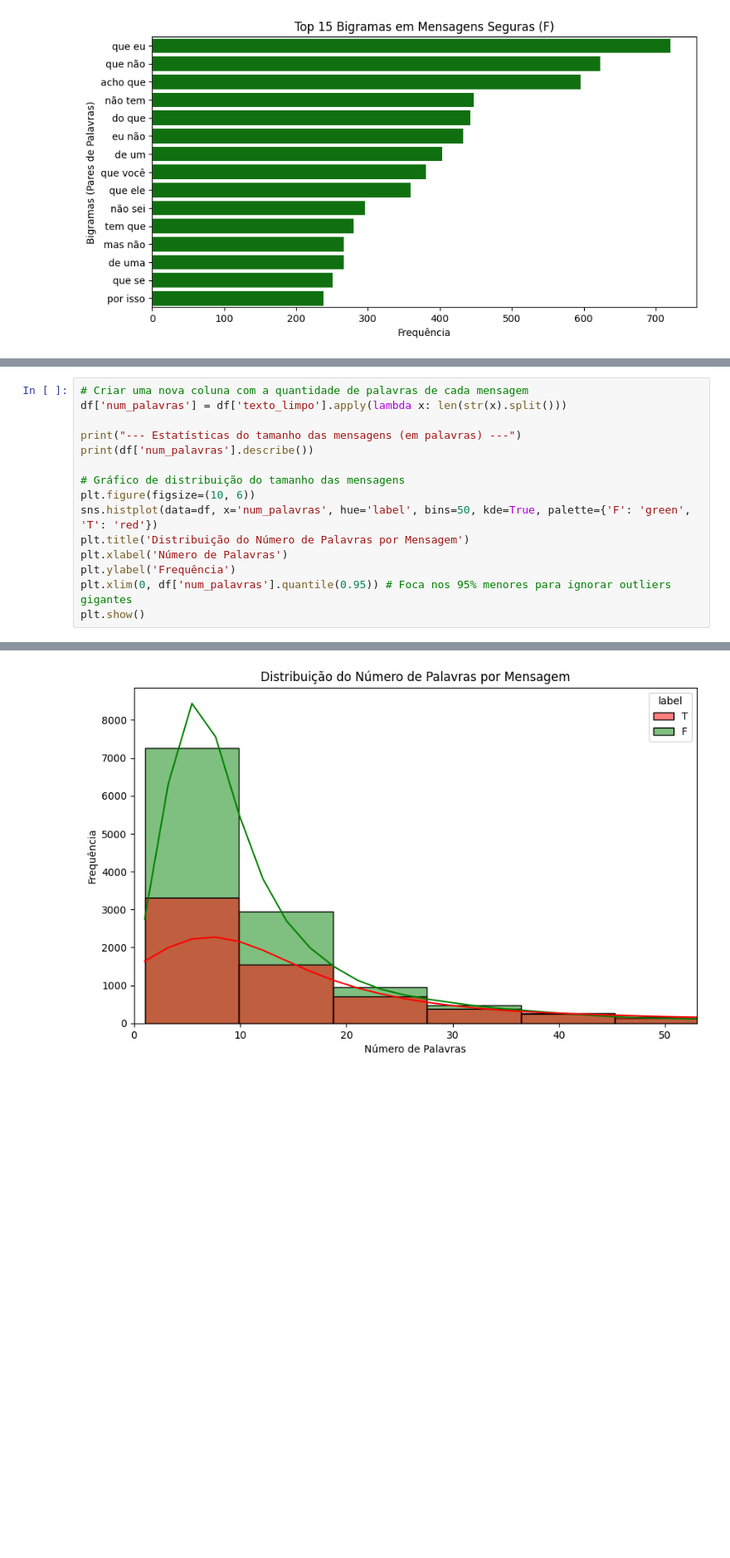
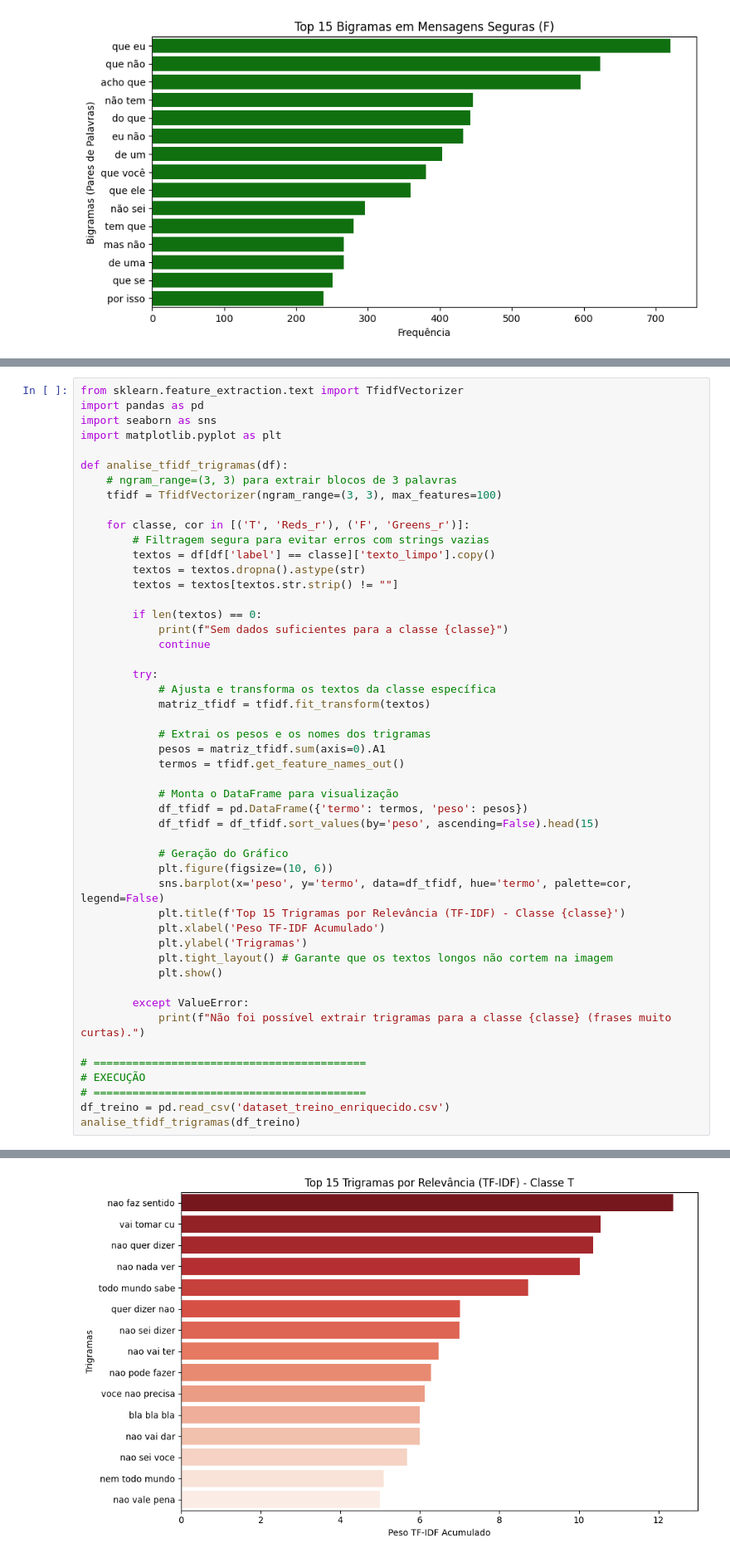
Before and after one commit to GuilhermeLopesAntunes/Inteligencia_Artificial_Aplicada_Deteccao_Mensagens_Nocivas_Ambientes_Virtuais_Jogos, a Jupyter notebook: scripts/datasets/DatasetAnalasys.ipynb, the cells around one changed output, grey strips where cells are left out. Shown at 83% size. Cells and saved outputs as stored; diff of their text form; blank space fills up the shorter version.

```diff
--- a/scripts/datasets/DatasetAnalasys.ipynb
+++ b/scripts/datasets/DatasetAnalasys.ipynb
@@ -322,16 +364,50 @@ analise_tfidf_comparativa(df)
 # %%
-# Criar uma nova coluna com a quantidade de palavras de cada mensagem
-df['num_palavras'] = df['texto_limpo'].apply(lambda x: len(str(x).split()))
+from sklearn.feature_extraction.text import TfidfVectorizer
+import pandas as pd
+import seaborn as sns
+import matplotlib.pyplot as plt
 
-print("--- Estatísticas do tamanho das mensagens (em palavras) ---")
-print(df['num_palavras'].describe())
+def analise_tfidf_trigramas(df):
+    # ngram_range=(3, 3) para extrair blocos de 3 palavras
+    tfidf = TfidfVectorizer(ngram_range=(3, 3), max_features=100)
 
-# Gráfico de distribuição do tamanho das mensagens
-plt.figure(figsize=(10, 6))
-sns.histplot(data=df, x='num_palavras', hue='label', bins=50, kde=True, palette={'F': 'green', 'T': 'red'})
-plt.title('Distribuição do Número de Palavras por Mensagem')
-plt.xlabel('Número de Palavras')
-plt.ylabel('Frequência')
-plt.xlim(0, df['num_palavras'].quantile(0.95)) # Foca nos 95% menores para ignorar outliers gigantes
-plt.show()
+    for classe, cor in [('T', 'Reds_r'), ('F', 'Greens_r')]:
+        # Filtragem segura para evitar erros com strings vazias
+        textos = df[df['label'] == classe]['texto_limpo'].copy()
+        textos = textos.dropna().astype(str)
+        textos = textos[textos.str.strip() != ""]
+
+        if len(textos) == 0:
+            print(f"Sem dados suficientes para a classe {classe}")
+            continue
+
+        try:
+            # Ajusta e transforma os textos da classe específica
+            matriz_tfidf = tfidf.fit_transform(textos)
+
+            # Extrai os pesos e os nomes dos trigramas
+            pesos = matriz_tfidf.sum(axis=0).A1
+            termos = tfidf.get_feature_names_out()
+
+            # Monta o DataFrame para visualização
+            df_tfidf = pd.DataFrame({'termo': termos, 'peso': pesos})
+            df_tfidf = df_tfidf.sort_values(by='peso', ascending=False).head(15)
+
+            # Geração do Gráfico
+            plt.figure(figsize=(10, 6))
+            sns.barplot(x='peso', y='termo', data=df_tfidf, hue='termo', palette=cor, legend=False)
+            plt.title(f'Top 15 Trigramas por Relevância (TF-IDF) - Classe {classe}')
+            plt.xlabel('Peso TF-IDF Acumulado')
+            plt.ylabel('Trigramas')
+            plt.tight_layout() # Garante que os textos longos não cortem na imagem
+            plt.show()
+
+        except ValueError:
+            print(f"Não foi possível extrair trigramas para a classe {classe} (frases muito curtas).")
+
+# ==========================================
+# EXECUÇÃO
+# ==========================================
+df_treino = pd.read_csv('dataset_treino_enriquecido.csv')
+analise_tfidf_trigramas(df_treino)
 # %% [output]
@@ -348 +414 @@ Name: num_palavras, dtype: float64
-[figure, old version]
+[figure, new version]
```
Also changed, not shown: parts of 12 cells of this notebook, 26 other files.
